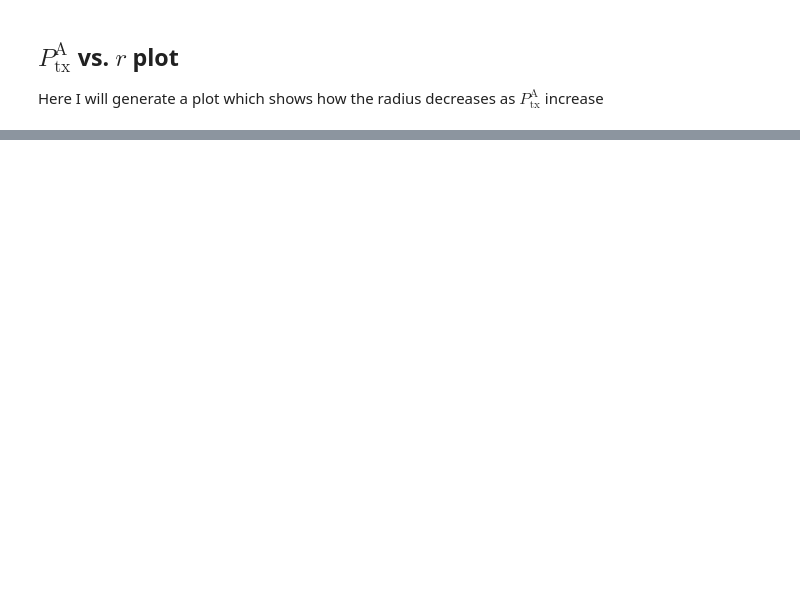
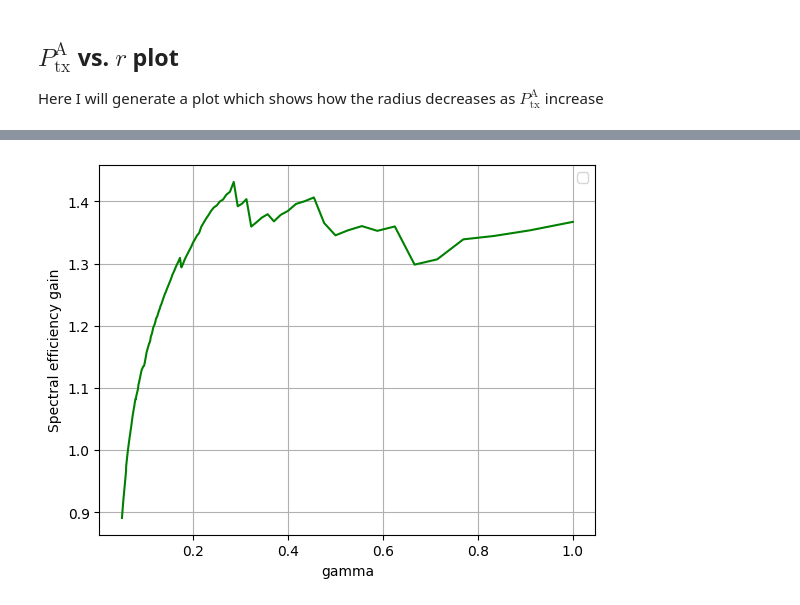
Before and after one commit to danielbonkowsky/uav-optimization, a Jupyter notebook: montecarlo-simulation/simulation.ipynb, the cells around one changed output, grey strips where cells are left out. Drawn from its saved outputs; the diff is of its cells as text; code cells hidden in the pictures; blank space fills up the shorter version.

```diff
--- a/montecarlo-simulation/simulation.ipynb
+++ b/montecarlo-simulation/simulation.ipynb
@@ -845,0 +878,94 @@ KeyboardInterrupt:
+# %%
+def flat_hd_plot():
+    D_arr = np.arange(1000, 20000, 100)
+
+    alpha0 = 0.5
+    r0 = r_min
+    cy0 = 0
+    a0 = random_schedule()
+
+    diffs = []
+    for D in D_arr:
+        print("***************************************************************")
+        print(f"D = {D}")
+        print("***************************************************************")
+        users = normalDistribution(K, D, 0, 1500, seed=seed)
+
+        alpha_opt, a_opt, traj_hist = powells_optimizer(
+                            alpha0,
+                            r0,
+                            D,
+                            cy0,
+                            users=users)
+        r_opt, cx_opt, cy_opt = traj_hist[-1]
+
+        opt_se = meanSE(alpha_opt, r_opt, cx_opt, cy_opt, a_opt, users=users)
+
+        centered_se = meanSE(alpha0, r0, D, cy0, a0, users=users)
+
+        diffs.append(opt_se - centered_se)
+
+    plt.plot(H/D_arr, diffs, c='g')
+    plt.grid(True)
+    plt.xlabel("gamma")
+    plt.ylabel("Spectral efficiency gain")
+    plt.legend()
+    plt.show()
+
+flat_hd_plot()
+
+def hd_meshgrid():
+    alpha0 = 0.5
+    r0 = r_min
+    cy0 = 0
+    a0 = random_schedule()
+
+    D_arr = np.arange(5000, 15000, 100)
+    H_arr = np.arange(100, 1100, 10)
+
+    se_grid = []
+
+    for D in D_arr:
+        print("***************************************************************")
+        print(f"D = {D}")
+        print("***************************************************************")
+
+        row = []
+        for H in H_arr:
+            print("***********************************************************")
+            print(f"H = {H}")
+            print("***********************************************************")
+            users = normalDistribution(K, D, 0, 1500, seed=seed)
+
+            alpha_opt, a_opt, traj_hist = powells_optimizer(
+                            alpha0,
+                            r0,
+                            D,
+                            cy0,
+                            users=users,
+                            H=H)
+            r_opt, cx_opt, cy_opt = traj_hist[-1]
+
+            opt_se = meanSE(alpha_opt, r_opt, cx_opt, cy_opt, a_opt, users=users, H=H)
+            centered_se = meanSE(alpha0, r0, D, cy0, a0, users=users, H=H)
+
+            row.append(opt_se - centered_se)
+
+        se_grid.append(np.asarray(row))
+
+    se_grid = np.asarray(se_grid)
+
+    # Plot
+    fig = plt.figure(figsize=(8, 6))
+    ax = fig.add_subplot(111, projection="3d")
+
+    # Surface plot
+    ax.plot_surface(H_arr, D_arr, se_grid, cmap="viridis", edgecolor="none")
+
+    ax.set_xlabel("H")
+    ax.set_ylabel("D")
+    ax.set_zlabel("SE gain")
+    ax.set_title("3D Surface Plot")
+
+    plt.show()
+# %% [output]
@@ -845,0 +989 @@ KeyboardInterrupt:
+[figure, added]
```
Also changed, not shown: parts of 19 cells of this notebook.
